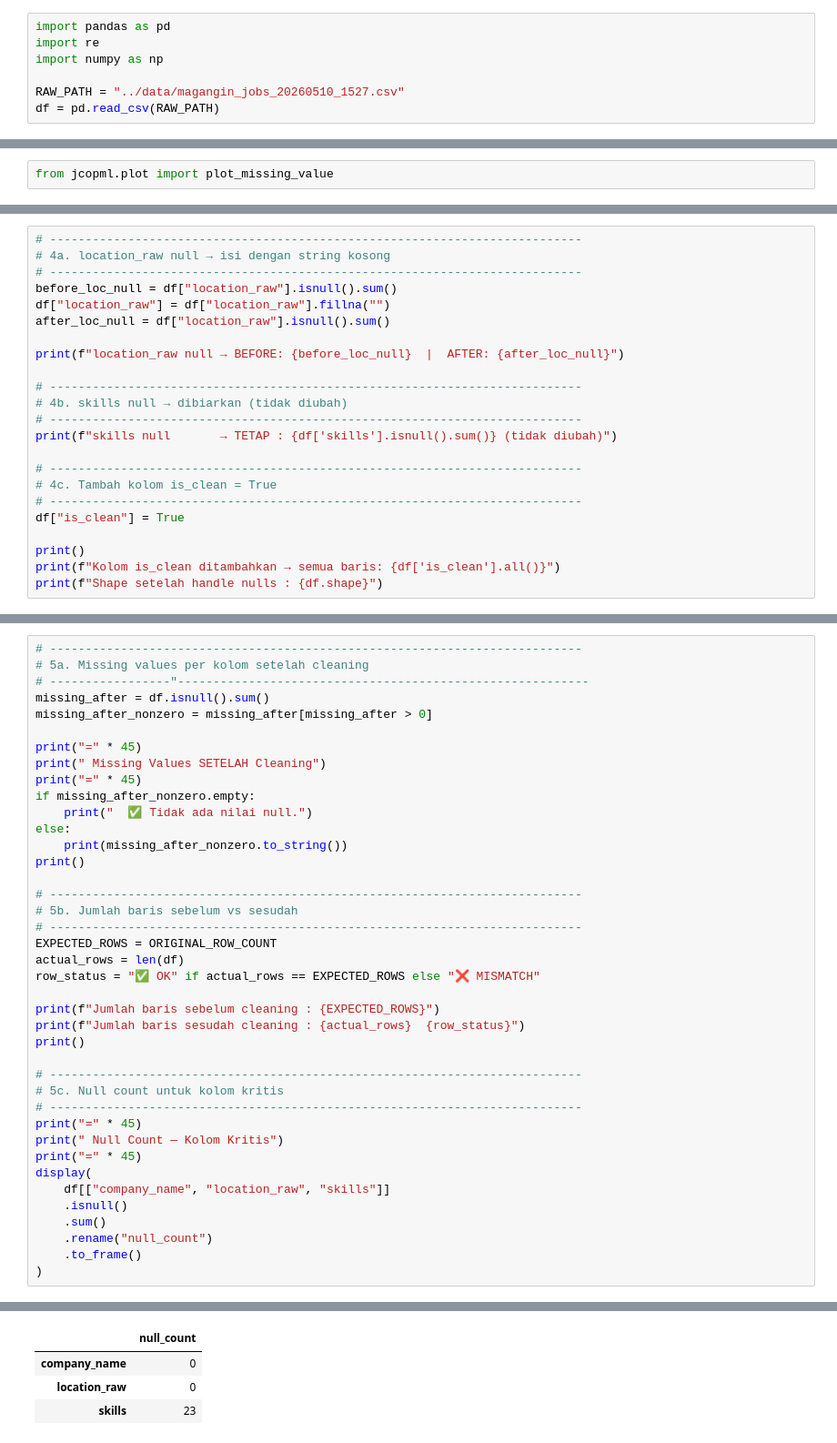
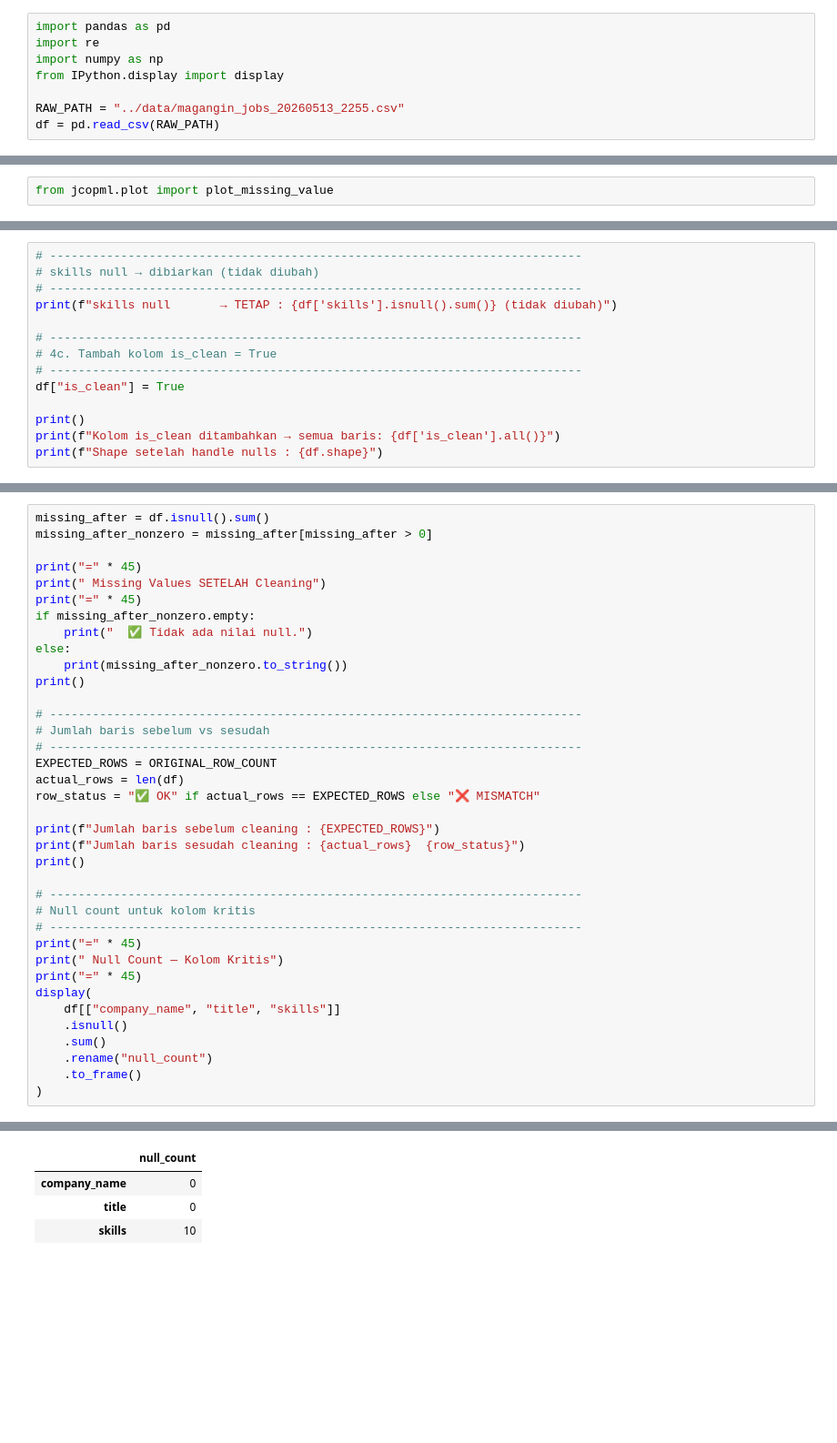
Before and after one commit to ROYALXYZ/magang-in, a Jupyter notebook: local/Local_cleaning.ipynb, the cells around one changed output, grey strips where cells are left out. Shown at 91% size. Cells and saved outputs as stored; diff of their text form; blank space fills up the shorter version.

```diff
--- a/local/Local_cleaning.ipynb
+++ b/local/Local_cleaning.ipynb
@@ -31,8 +18,9 @@ Kita tampilkan shape dan 3 baris pertama untuk memastikan data berhasil dimuat.
 import pandas as pd
 import re
 import numpy as np
+from IPython.display import display
 
-RAW_PATH = "../data/magangin_jobs_20260510_1527.csv"
+RAW_PATH = "../data/magangin_jobs_20260513_2255.csv"
 df = pd.read_csv(RAW_PATH)
 # %%
 ORIGINAL_ROW_COUNT = len(df)
@@ -244,15 +150,6 @@ Selain itu, kita tambahkan kolom `is_clean = True` sebagai flag bahwa baris suda
 # %%
 # ---------------------------------------------------------------------------
-# 4a. location_raw null → isi dengan string kosong
-# ---------------------------------------------------------------------------
-before_loc_null = df["location_raw"].isnull().sum()
-df["location_raw"] = df["location_raw"].fillna("")
-after_loc_null = df["location_raw"].isnull().sum()
-
-print(f"location_raw null → BEFORE: {before_loc_null}  |  AFTER: {after_loc_null}")
-
-# ---------------------------------------------------------------------------
-# 4b. skills null → dibiarkan (tidak diubah)
+# skills null → dibiarkan (tidak diubah)
 # ---------------------------------------------------------------------------
 print(f"skills null       → TETAP : {df['skills'].isnull().sum()} (tidak diubah)")
 
@@ -280,7 +169,4 @@ Langkah validasi untuk memastikan:
 # %%
-# ---------------------------------------------------------------------------
-# 5a. Missing values per kolom setelah cleaning
-# -----------------"----------------------------------------------------------
 missing_after = df.isnull().sum()
 missing_after_nonzero = missing_after[missing_after > 0]
 
@@ -294,7 +180,7 @@ else:
 print()
 
 # ---------------------------------------------------------------------------
-# 5b. Jumlah baris sebelum vs sesudah
+# Jumlah baris sebelum vs sesudah
 # ---------------------------------------------------------------------------
 EXPECTED_ROWS = ORIGINAL_ROW_COUNT
 actual_rows = len(df)
@@ -305,13 +191,13 @@ print(f"Jumlah baris sesudah cleaning : {actual_rows}  {row_status}")
 print()
 
 # ---------------------------------------------------------------------------
-# 5c. Null count untuk kolom kritis
+# Null count untuk kolom kritis
 # ---------------------------------------------------------------------------
 print("=" * 45)
 print(" Null Count — Kolom Kritis")
 print("=" * 45)
 display(
-    df[["company_name", "location_raw", "skills"]]
+    df[["company_name", "title", "skills"]]
     .isnull()
     .sum()
     .rename("null_count")
@@ -328,9 +215,9 @@ Jumlah baris sesudah cleaning : 189  ✅ OK
 
 =============================================
  Null Count — Kolom Kritis
 =============================================
 |  | null_count |
 | company_name | 0 |
-| location_raw | 0 |
-| skills | 23 |
+| title | 0 |
+| skills | 10 |
 # %% [markdown]
```
Also changed, not shown: parts of 26 cells of this notebook, 9 other files.
